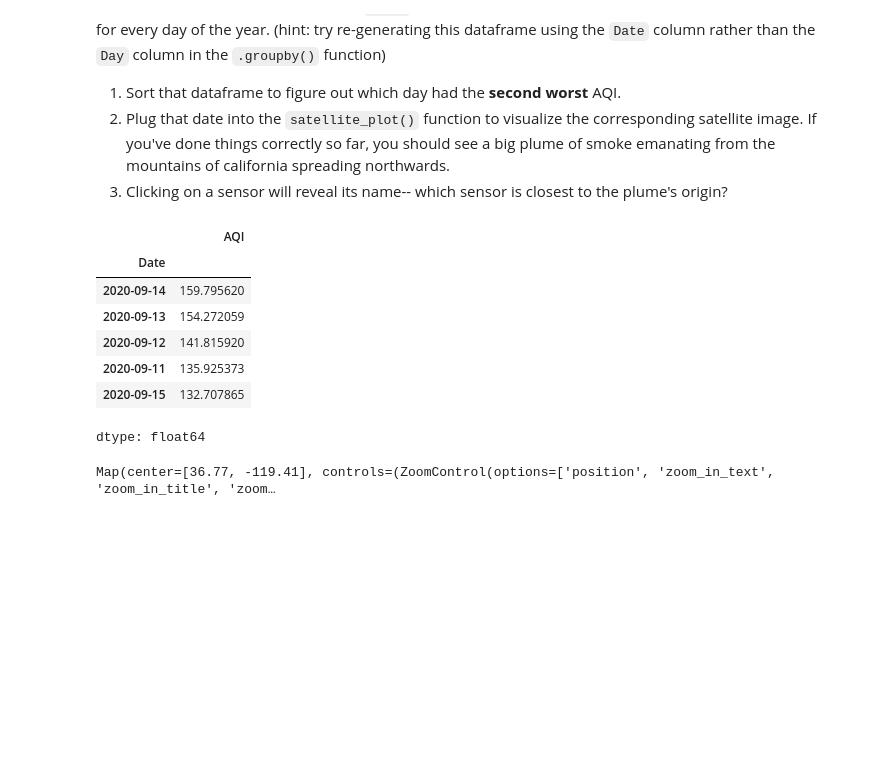
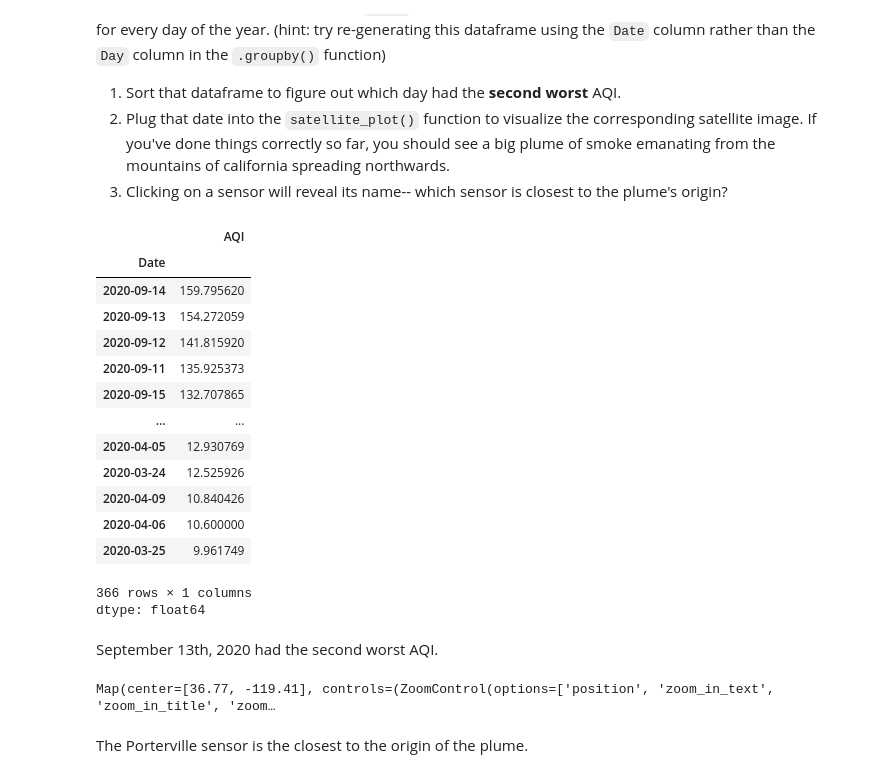
Before and after one commit to yihsun25/QM2, a Jupyter notebook: notebooks/W03. Spatial Data.ipynb, the cells around one changed output. Saved outputs shown, nothing was run; the diff lists cells and outputs as text; code cells hidden in the pictures; blank space fills up the shorter version.

```diff
--- a/notebooks/W03. Spatial Data.ipynb
+++ b/notebooks/W03. Spatial Data.ipynb
@@ -111,10 +111,3 @@ When I print the new columns we've made ("Month" and "Day") next to the original
 ### Exercise
 
 [Here's](https://pandas.pydata.org/docs/reference/api/pandas.Series.dt.dayofyear.html) the documentation for the pandas function that allowed us to extract the day of year from the datetime column. Using the documentation on this page, create a new column in the dataframe that contains the week of year.
-# %%
-df['Month']=df['Date'].dt.month
-# we can do the same for the day of year.
-df['Week']=df['Date'].dt.isocalendar().week
-df['Day']=df['Date'].dt.dayofyear
-
-df[['Date','Month','Day', 'Week']]
@@ -604,19 +524,29 @@ Earlier, we created a dataframe called `daily` in which we calculated the averag
 2. Plug that date into the `satellite_plot()` function to visualize the corresponding satellite image. If you've done things correctly so far, you should see a big plume of smoke emanating from the mountains of california spreading northwards.
 3. Clicking on a sensor will reveal its name-- which sensor is closest to the plume's origin?
 # %%
-daily = df.groupby('Date')['AQI'].mean().sort_values(ascending=False)
-daily.head()
-#September 13th, 2020 has the seocnd worst AQI
+date =df.groupby('Date')['AQI'].mean()
+date.sort_values(ascending=False)
 # %% [output]
 |  | AQI |
 | Date |  |
 | 2020-09-14 | 159.795620 |
 | 2020-09-13 | 154.272059 |
 | 2020-09-12 | 141.815920 |
 | 2020-09-11 | 135.925373 |
 | 2020-09-15 | 132.707865 |
+| ... | ... |
+| 2020-04-05 | 12.930769 |
+| 2020-03-24 | 12.525926 |
+| 2020-04-09 | 10.840426 |
+| 2020-04-06 | 10.600000 |
+| 2020-03-25 | 9.961749 |
+366 rows × 1 columns
 dtype: float64
+# %% [markdown]
+September 13th, 2020 had the second worst AQI.
 # %%
 satellite_plot('13-09-2020')
 # %% [output]
 Map(center=[36.77, -119.41], controls=(ZoomControl(options=['position', 'zoom_in_text', 'zoom_in_title', 'zoom…
+# %% [markdown]
+The Porterville sensor is the closest to the origin of the plume.
```
Also changed, not shown: parts of 11 cells of this notebook.
